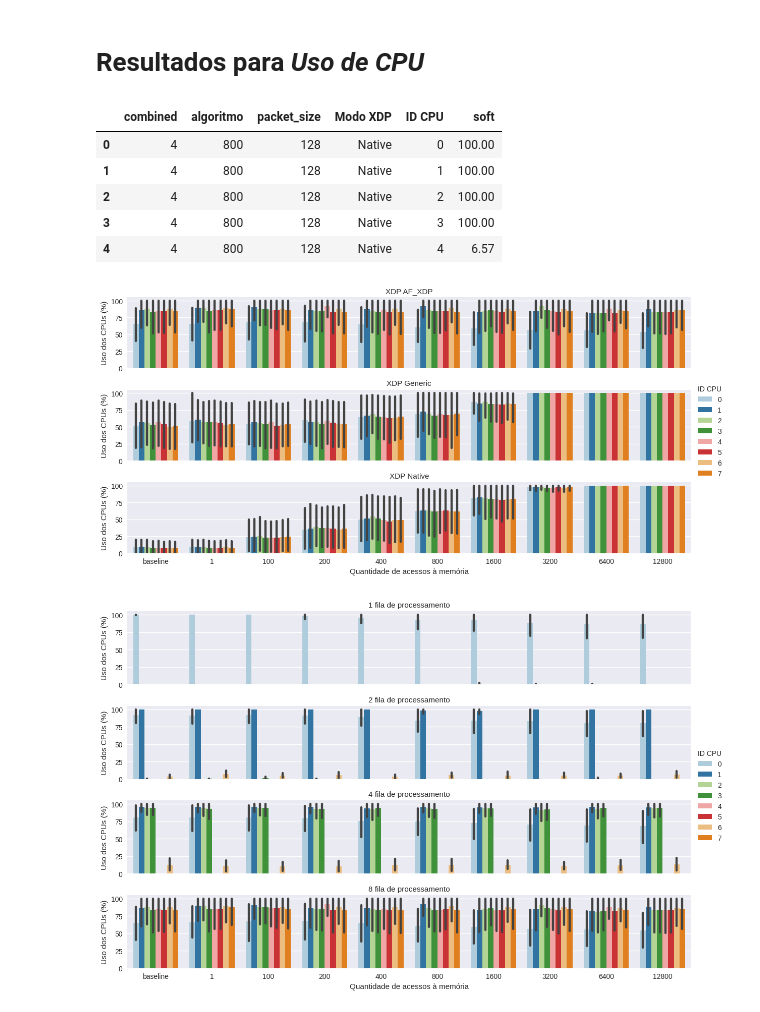
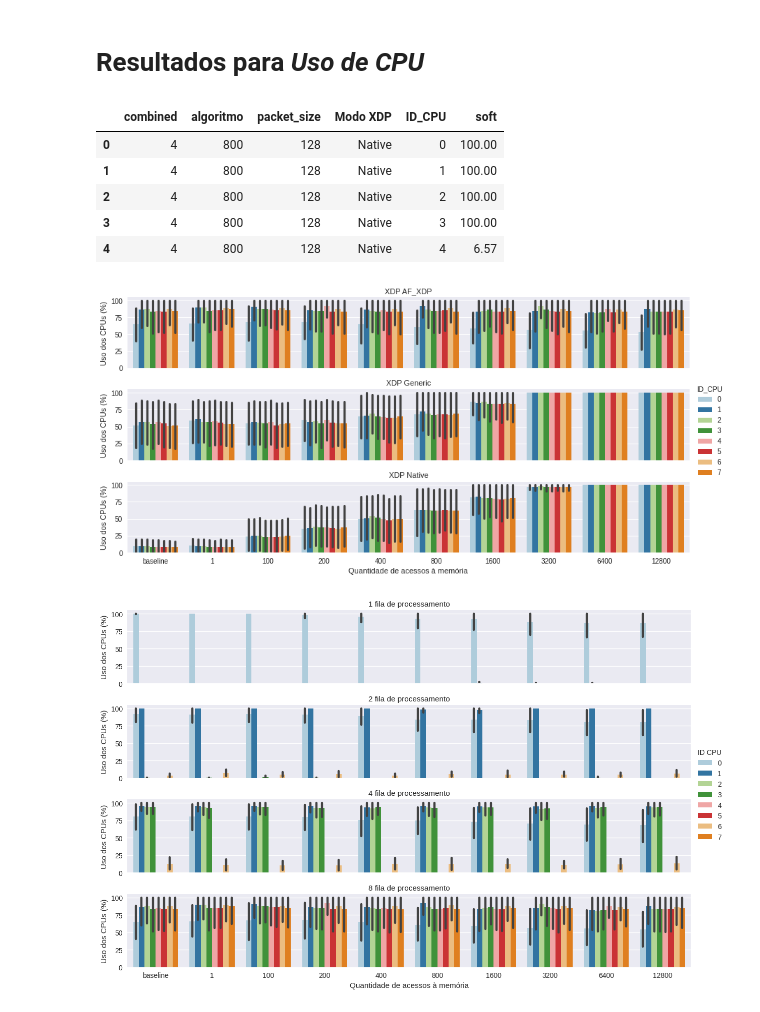
Before and after one commit to igor-capeletti/tcc_eBPF_XDP, a Jupyter notebook: scripts/python/gera_graficos_uso_CPU.ipynb, the cells around one changed output. Drawn from its saved outputs; the diff is of its cells as text; code cells hidden in the pictures.

```diff
--- a/scripts/python/gera_graficos_uso_CPU.ipynb
+++ b/scripts/python/gera_graficos_uso_CPU.ipynb
@@ -70,14 +70,15 @@ for i,j in zip(lista_for,lista_alias_for):
 df_sar['algoritmo']= df_sar['algoritmo'].astype(int)
 
 df_sar = df_sar.rename(columns={'hook_ebpf': 'Modo XDP'})
-df_sar = df_sar.rename(columns={'cpu': 'ID CPU'})
+df_sar = df_sar.rename(columns={'cpu': 'ID_CPU'})
 # %% [markdown]
 # Resultados para ***Uso de CPU***
 # %%
 format_imagens= '.pdf'
+#format_imagens= '.jpg'
 df_sar.head()
 # %% [output]
-|  | combined | algoritmo | packet_size | Modo XDP | ID CPU | soft |
+|  | combined | algoritmo | packet_size | Modo XDP | ID_CPU | soft |
 | 0 | 4 | 800 | 128 | Native | 0 | 100.00 |
 | 1 | 4 | 800 | 128 | Native | 1 | 100.00 |
 | 2 | 4 | 800 | 128 | Native | 2 | 100.00 |
@@ -86,36 +87,36 @@ df_sar.head()
 # %%
 #Classificacao geral para todos os tamanhos de pacotes, cada combined para os diferentes hooks_ebpf
 
 combined= 8
 eixo_x= 'algoritmo'
 eixo_y= 'soft'
-hue= 'ID CPU'
+hue= 'ID_CPU'
 
 plt.rc('figure', figsize=(5, 5))
 df_sar= df_sar.sort_values(by=[eixo_x,hue,'Modo XDP'], ascending=True)       #ordena dados com os valores do eixo x
 
 df= df_sar.copy()
-df= df[df['ID CPU'] < 8]
+df= df[df['ID_CPU'] < 8]
 df= df[df.combined == combined]
 df = df.rename(columns={'hook_ebpf': 'Modo XDP'})
 
 df['algoritmo']= df['algoritmo'].astype(str)
 df['algoritmo']= df['algoritmo'].replace('0','baseline')
 
 df.index= range(len(df))
 grafico = sns.catplot(
     data=df, x=eixo_x, y=eixo_y,
     col='Modo XDP', hue=hue,
     kind="bar", palette='Paired', col_wrap=1,
     height= 2, aspect=12/2
 )
 grafico.set_ylabels("Uso dos CPUs (%)")
 grafico.set_xlabels("Quantidade de acessos à memória")
 grafico.set_titles("XDP {col_name}")
 
 grafico.savefig(f'{raiz}/uso_CPU_{hue}_x_{eixo_x}@combined_{combined}_para_tudo{format_imagens}')
 # %% [output]
-[figure, old version]
+[figure, new version]
 # %%
 #Classificacao geral para todos os tamanhos de pacotes
 
```
Also changed, not shown: parts of 3 cells of this notebook, 19 other files.
